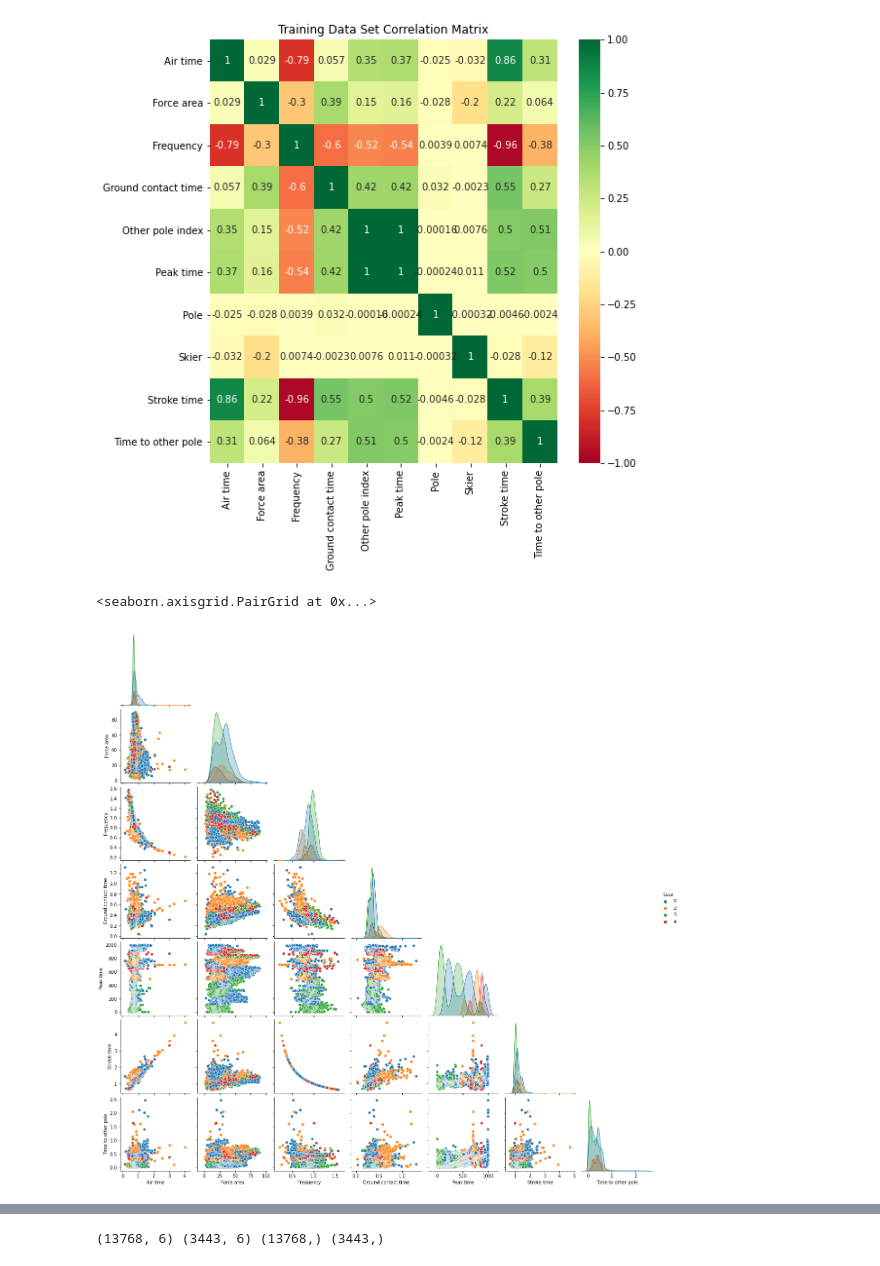
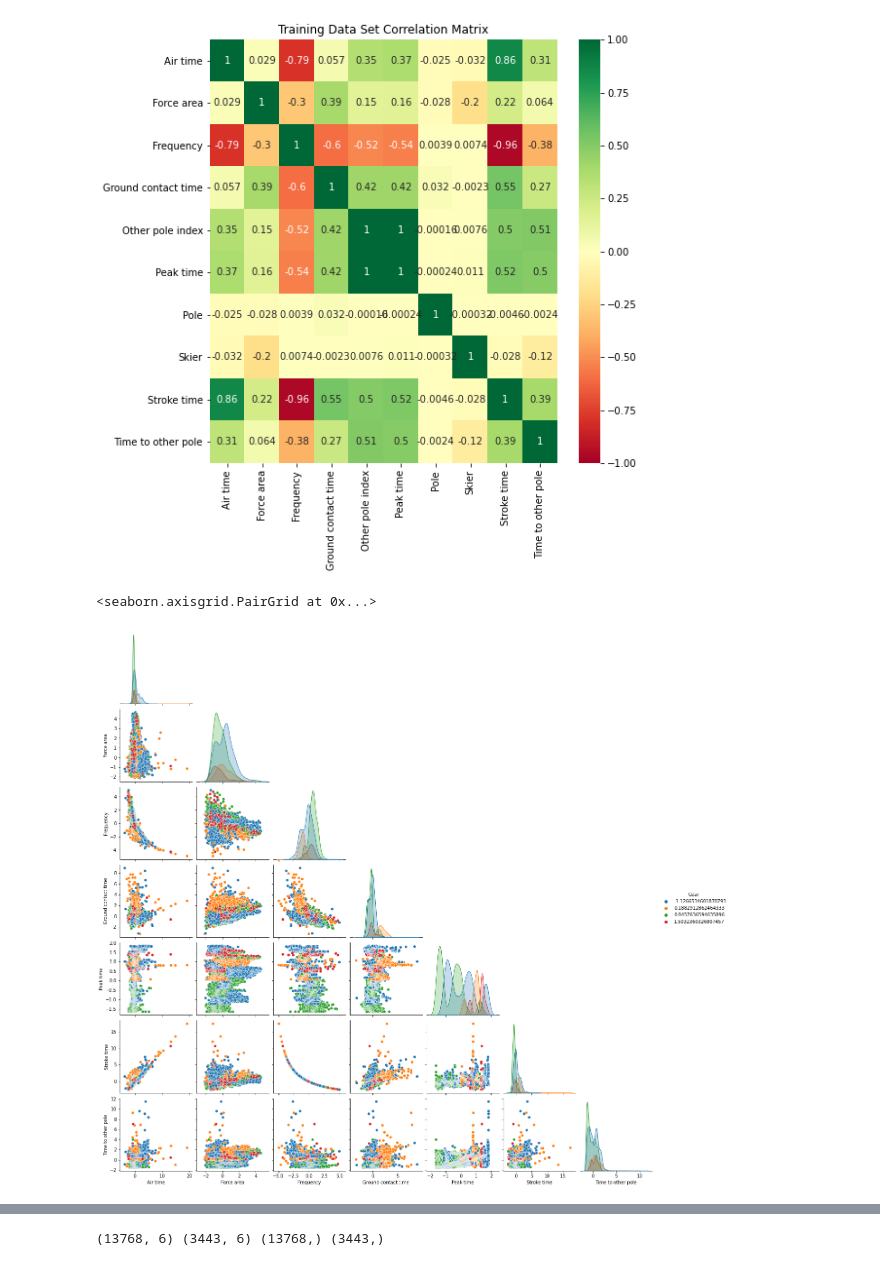
Before and after one commit to DavidLarssonIO/Data-driven-gait-analysis, a Jupyter notebook: main-savya.ipynb, the cells around one changed output, grey strips where cells are left out. Saved outputs shown, nothing was run; the diff lists cells and outputs as text; code cells hidden in the pictures.

```diff
--- a/main-savya.ipynb
+++ b/main-savya.ipynb
@@ -144,14 +34,16 @@ df_info
 # %%
 data = df_info
 
-X_train = df_info[df_info.columns.difference(['Gear'])]
-X_valid = df_info['Gear']
+#X_train = df_info[df_info.columns.difference(['Gear'])]
+#X_valid = df_info['Gear']
 #y_train = data[lst[2]]
 #y_valid = data[lst[3]]
 
 sc = StandardScaler()
+data = sc.fit_transform(data)
+data = pd.DataFrame(data)
 X_train = sc.fit_transform(X_train)
-#X_valid = sc.transform(X_valid)
+X_valid = sc.transform(X_valid)
 # %%
 #Converting the Training set into a Pandas Dataframe for easier analysis of some aspects
 df = df_info[df_info.columns.difference(['Gear'])]
@@ -203,9 +95,13 @@ plt.title('Training Data Set Correlation Matrix')
 plt.show()
 # %% [output]
 [figure]
+# %%
+X_train = pd.DataFrame(X_train)
+
+data.columns=df_info.columns
 # %%
-sns.pairplot(df_info[df_info.columns.difference(['Other pole index', 'Pole', 'Skier'])],
+sns.pairplot(data[data.columns.difference(['Other pole index', 'Pole', 'Skier'])],
              hue="Gear", corner=True, palette="tab10")
 # %% [output]
 <seaborn.axisgrid.PairGrid at 0x...>
-[figure, old version]
+[figure, new version]
```
Also changed, not shown: parts of 49 cells of this notebook.
